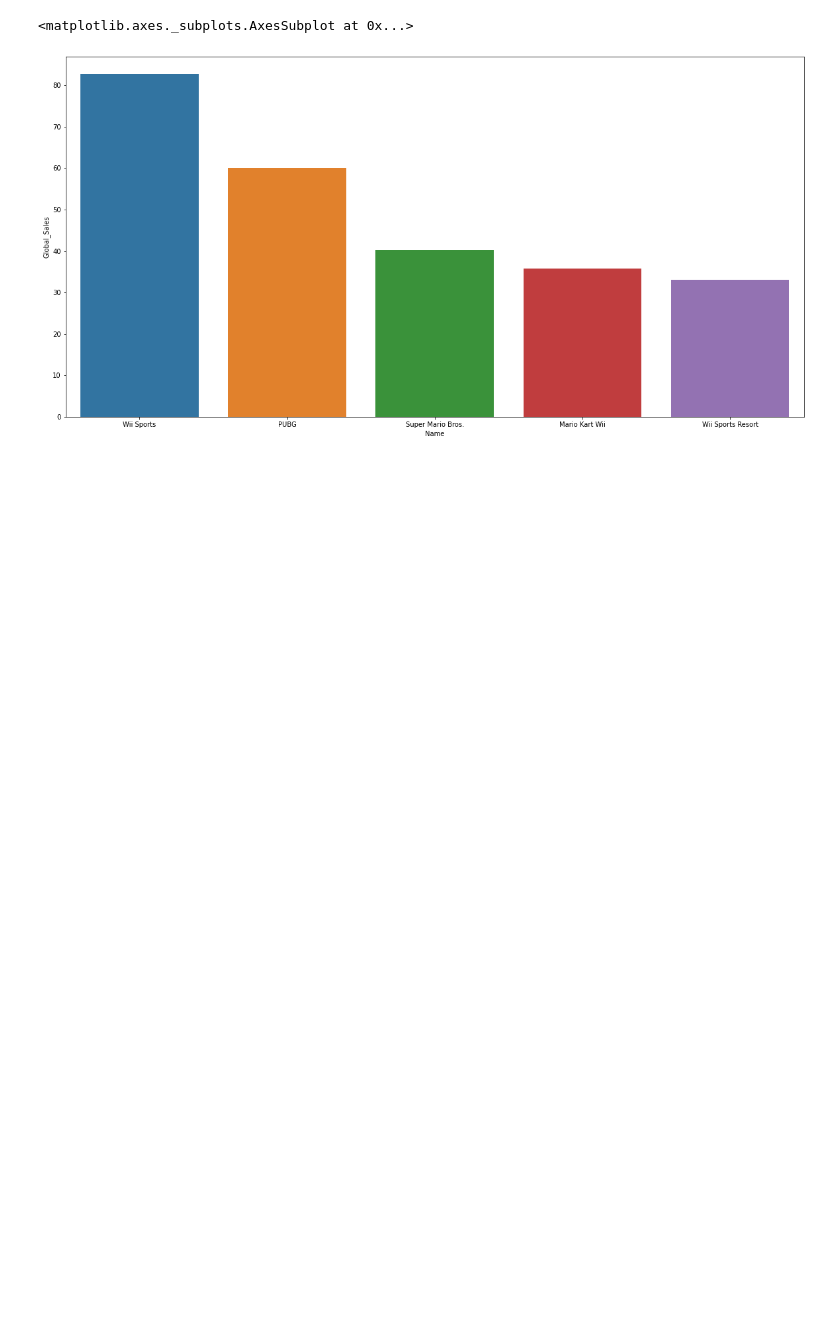
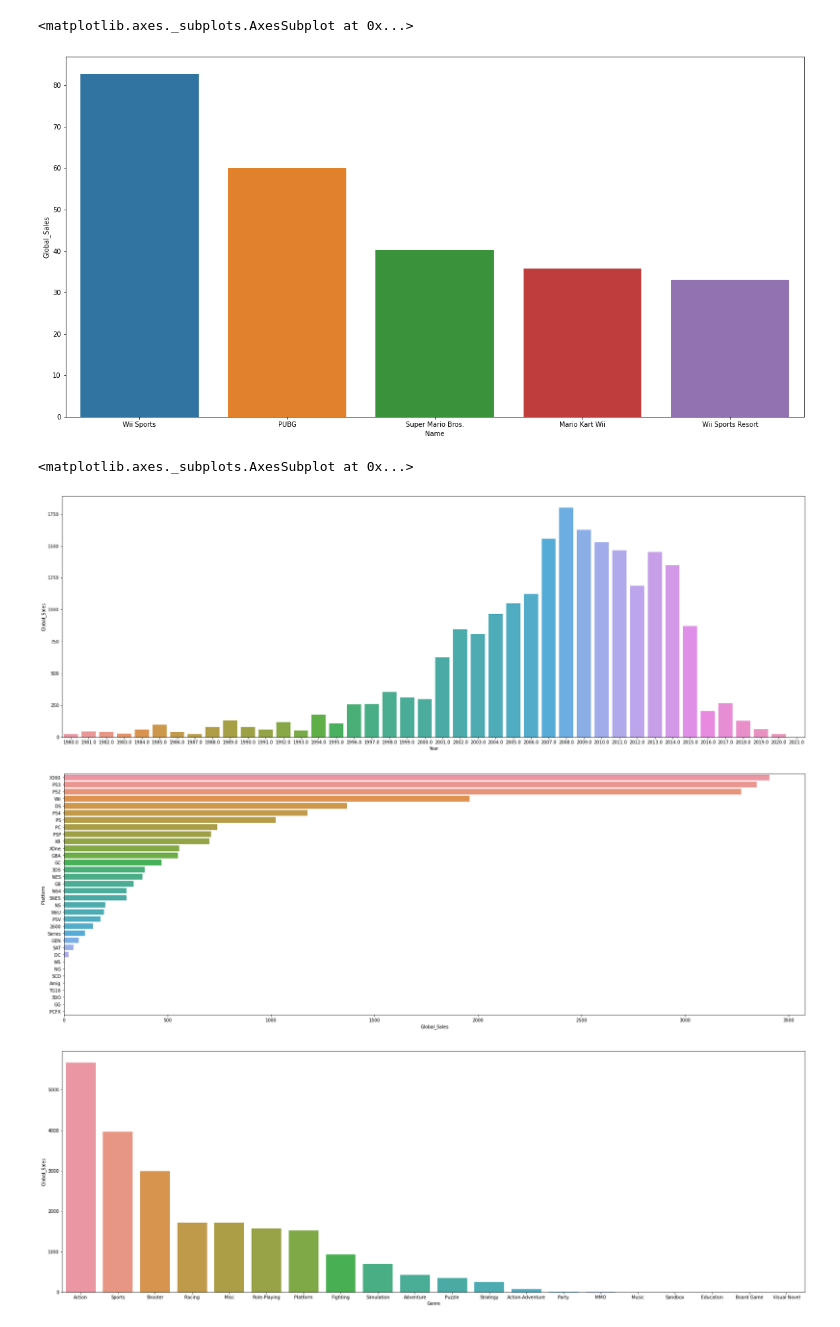
Before and after one commit to Georgia-MAX-holic/Footprints, a Jupyter notebook: PJ/game_sale/New/Game_Sales.ipynb, the cells around one changed output. Cells and saved outputs as stored; diff of their text form; code cells hidden in the pictures; blank space fills up the shorter version.

```diff
--- a/PJ/game_sale/New/Game_Sales.ipynb
+++ b/PJ/game_sale/New/Game_Sales.ipynb
@@ -73,3 +73,19 @@ df_Genre = df_Genre.sort_values(by="Global_Sales", ascending=False).reset_index(
 import matplotlib.pyplot as plt
 import seaborn as sns
 release_date_sale =  df[["Year","Global_Sales"]].groupby('Year')['Global_Sales'].sum().reset_index()
+# %%
+def SNS_BAR_PLOT(X, Y , DATA):
+  plt.figure(figsize=(30,10))
+  graph = sns.barplot(x=X, y=Y, data=DATA)
+  return graph
+# %%
+SNS_BAR_PLOT("Year","Global_Sales",release_date_sale)
+
+SNS_BAR_PLOT("Global_Sales","Platform",df_Platform)
+
+SNS_BAR_PLOT("Genre","Global_Sales",df_Genre)
+# %% [output]
+<matplotlib.axes._subplots.AxesSubplot at 0x...>
+[figure, added]
+[figure, added]
+[figure, added]
```
Also changed, not shown: parts of 16 cells of this notebook.
